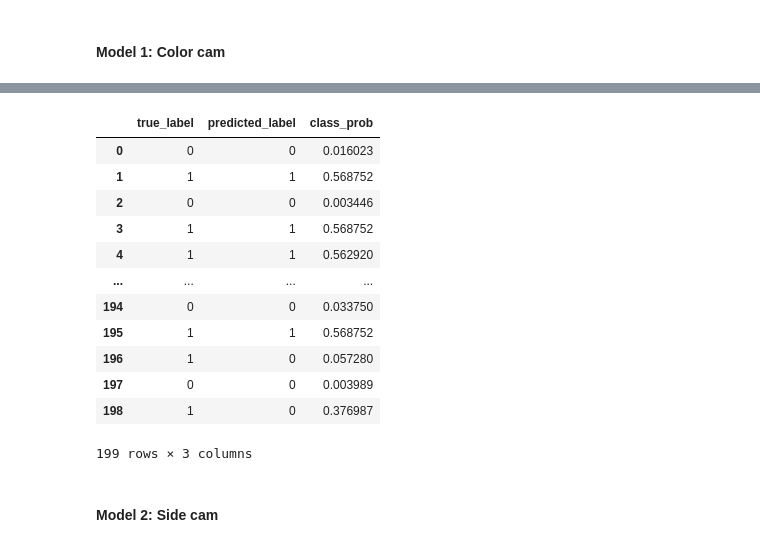
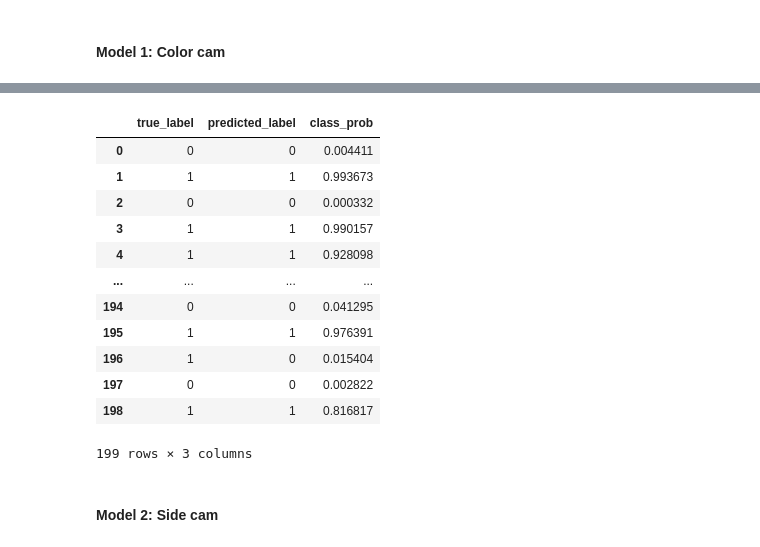
Before and after one commit to louismeeckers/data-fusion-g2, a Jupyter notebook: startingPoint.ipynb, the cells around one changed output, grey strips where cells are left out. Cells and saved outputs as stored; diff of their text form; code cells hidden in the pictures.

Commit message:
updated models using updated labels

```diff
--- a/startingPoint.ipynb
+++ b/startingPoint.ipynb
@@ -92,7 +86,7 @@ df
 
 df[['Expert 1', 'Expert 2', 'Expert 3', 'Expert 4', 'average_expert']] = df[['Expert 1', 'Expert 2', 'Expert 3', 'Expert 4', 'average_expert']].replace({1: 0, 2: 0})
 df[['Expert 1', 'Expert 2', 'Expert 3', 'Expert 4', 'average_expert']] = df[['Expert 1', 'Expert 2', 'Expert 3', 'Expert 4', 'average_expert']].replace([3,4], 1)
-
+df['Label'] = df['Label'].round(0).astype(np.int64)
 df
 # %% [output]
 |  | Expert 1 | Expert 2 | Expert 3 | Expert 4 | color_cam_path | side_cam_path | Rfid | Pos | ... |
@@ -166,14 +174,16 @@ Found 199 validated image filenames.
 # %%
+%%time
+
 # load the MobileNetV2 model
-mobilenet_model = MobileNetV2(weights='imagenet', include_top=False, input_shape=(224, 224, 3))
+mobilenet_model1 = MobileNetV2(weights='imagenet', include_top=False, input_shape=(224, 224, 3))
 
 # unfreeze the last few layers for fine-tuning
-for layer in mobilenet_model.layers[:-4]:
+for layer in mobilenet_model1.layers[:-4]:
     layer.trainable = False
 
 # build the model
-model = tf.keras.models.Sequential([
-    mobilenet_model,
+model1 = tf.keras.models.Sequential([
+    mobilenet_model1,
     Flatten(),
     Dense(128, activation='relu'),
     Dropout(0.5),
@@ -181,8 +191,8 @@ model = tf.keras.models.Sequential([
 ])
 
 # compile the model
-model.compile(optimizer=Adam(lr=0.0001), loss='binary_crossentropy', metrics=['accuracy'])
+model1.compile(optimizer=Adam(lr=0.0001), loss='binary_crossentropy', metrics=['accuracy'])
 
 # train the model
-model.fit(train_generator, epochs=5)
+model1.fit(train_generator1, epochs=4, validation_data=val_generator1)
 # %% [output]
@@ -527,7 +442,7 @@ class CustomDataset(Dataset):
 
     def __getitem__(self, idx):
         img_path = self.df.iloc[idx]['color_cam_path']
-        label = self.df.iloc[idx]['labels']
+        label = self.df.iloc[idx]['Label']
         image = Image.open(img_path)
         if self.transform:
             image = self.transform(image)
@@ -648,45 +564,45 @@ Wall time: 14min 34s
 # Define function to predict label and class probability
 def predict(image):
     with torch.no_grad():
         output = net(image.unsqueeze(0))
         prob = F.softmax(output, dim=1)
         label = torch.argmax(prob, dim=1).item()
         prob = prob[0][1].item()
     return label, prob
 
 # Iterate through test set and predict label and class probability for each image
 data = []
 net.eval()
 with torch.no_grad():
     for inputs, labels in testloader:
         for i in range(len(inputs)):
             true_label = labels[i].item()
             predicted_label, class_prob = predict(inputs[i])
             data.append({
                 'true_label': true_label,
                 'predicted_label': predicted_label,
                 'class_prob': class_prob
             })
 
 # Convert list of dictionaries to dataframe
 results_df1 = pd.DataFrame(data)
 
 # Convert predicted label to binary value based on class probability
-results_df1['predicted_label'] = np.where(results1['class_prob'] > 0.5, 1, 0)
+results_df1['predicted_label'] = np.where(results_df1['class_prob'] > 0.5, 1, 0)
 results_df1
 # %% [output]
 |  | true_label | predicted_label | class_prob |
-| 0 | 0 | 0 | 0.016023 |
-| 1 | 1 | 1 | 0.568752 |
-| 2 | 0 | 0 | 0.003446 |
-| 3 | 1 | 1 | 0.568752 |
-| 4 | 1 | 1 | 0.562920 |
+| 0 | 0 | 0 | 0.004411 |
+| 1 | 1 | 1 | 0.993673 |
+| 2 | 0 | 0 | 0.000332 |
+| 3 | 1 | 1 | 0.990157 |
+| 4 | 1 | 1 | 0.928098 |
 | ... | ... | ... | ... |
-| 194 | 0 | 0 | 0.033750 |
-| 195 | 1 | 1 | 0.568752 |
-| 196 | 1 | 0 | 0.057280 |
-| 197 | 0 | 0 | 0.003989 |
-| 198 | 1 | 0 | 0.376987 |
+| 194 | 0 | 0 | 0.041295 |
+| 195 | 1 | 1 | 0.976391 |
+| 196 | 1 | 0 | 0.015404 |
+| 197 | 0 | 0 | 0.002822 |
+| 198 | 1 | 1 | 0.816817 |
 199 rows × 3 columns
 # %% [markdown]
 #### Model 2: Side cam
```
Also changed, not shown: parts of 42 cells of this notebook.
